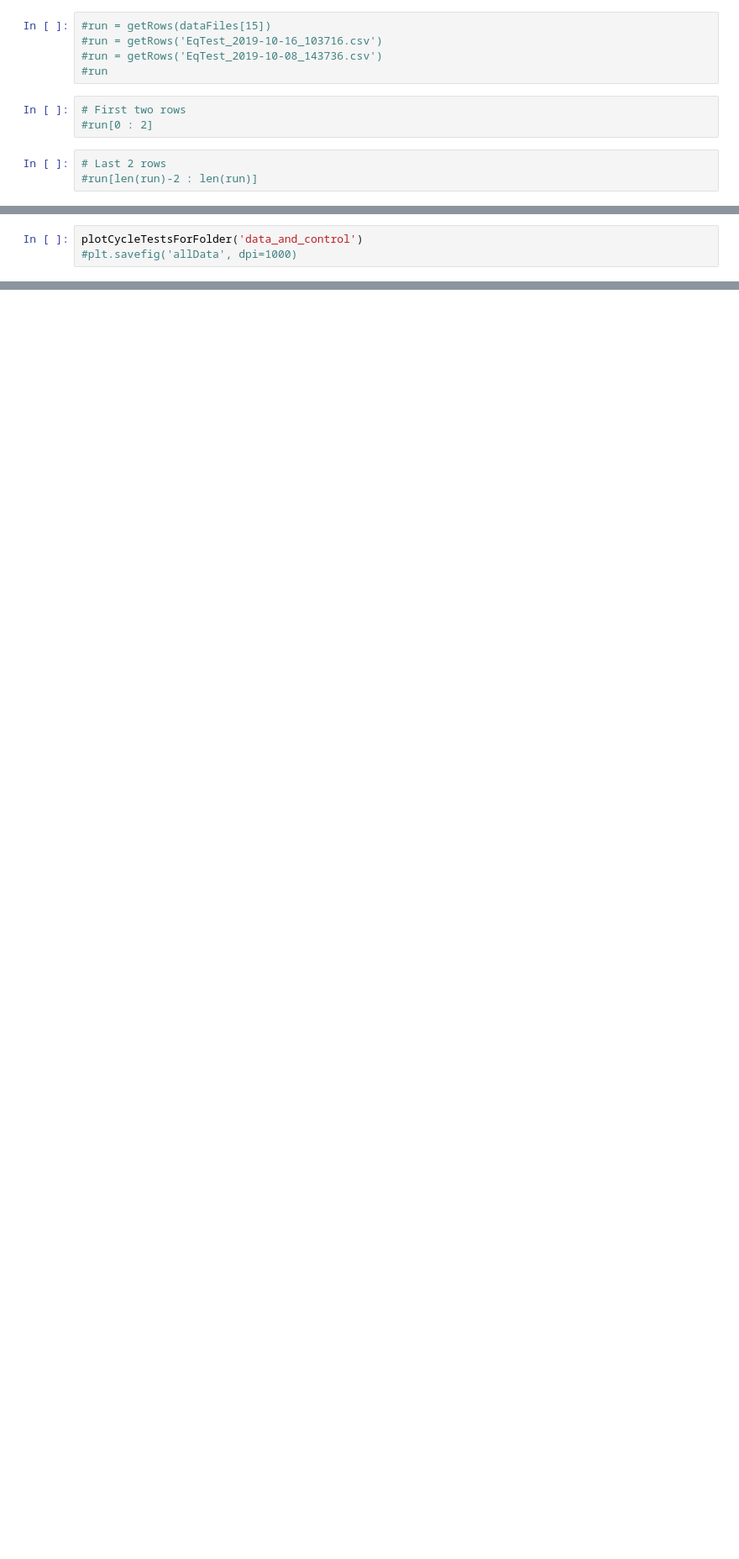
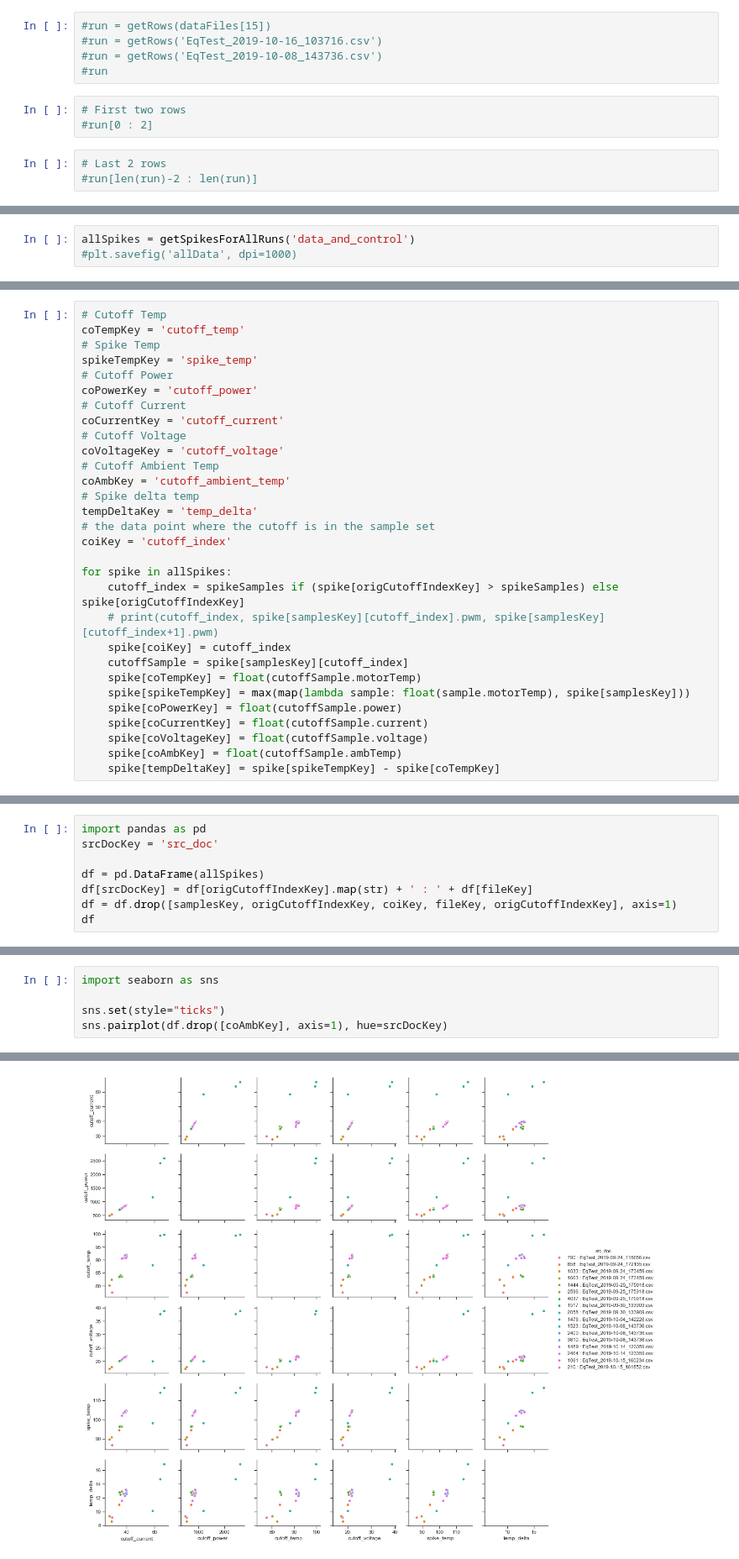
Before and after one commit to Brojowski/uas, a Jupyter notebook: SpikeAnalysis.ipynb, the cells around one changed output, grey strips where cells are left out. Shown at 84% size. Cells and saved outputs as stored; diff of their text form; blank space fills up the shorter version.

Commit message:
pair plot for spike data

```diff
--- a/SpikeAnalysis.ipynb
+++ b/SpikeAnalysis.ipynb
@@ -110,4 +121,4 @@ def plotCycleTestsForFolder(folder):
 # %%
-plotCycleTestsForFolder('data_and_control')
+allSpikes = getSpikesForAllRuns('data_and_control')
 #plt.savefig('allData', dpi=1000)
 # %%
@@ -115,0 +148,30 @@ plotCycleTestsForFolder('eq_proof')
+# %%
+# Cutoff Temp
+coTempKey = 'cutoff_temp'
+# Spike Temp
+spikeTempKey = 'spike_temp'
+# Cutoff Power
+coPowerKey = 'cutoff_power'
+# Cutoff Current
+coCurrentKey = 'cutoff_current'
+# Cutoff Voltage
+coVoltageKey = 'cutoff_voltage'
+# Cutoff Ambient Temp
+coAmbKey = 'cutoff_ambient_temp'
+# Spike delta temp
+tempDeltaKey = 'temp_delta'
+# the data point where the cutoff is in the sample set
+coiKey = 'cutoff_index'
+
+for spike in allSpikes:
+    cutoff_index = spikeSamples if (spike[origCutoffIndexKey] > spikeSamples) else spike[origCutoffIndexKey]
+    # print(cutoff_index, spike[samplesKey][cutoff_index].pwm, spike[samplesKey][cutoff_index+1].pwm)
+    spike[coiKey] = cutoff_index
+    cutoffSample = spike[samplesKey][cutoff_index]
+    spike[coTempKey] = float(cutoffSample.motorTemp)
+    spike[spikeTempKey] = max(map(lambda sample: float(sample.motorTemp), spike[samplesKey]))
+    spike[coPowerKey] = float(cutoffSample.power)
+    spike[coCurrentKey] = float(cutoffSample.current)
+    spike[coVoltageKey] = float(cutoffSample.voltage)
+    spike[coAmbKey] = float(cutoffSample.ambTemp)
+    spike[tempDeltaKey] = spike[spikeTempKey] - spike[coTempKey]
@@ -115,0 +198,8 @@ plotCycleTestsForFolder('eq_proof')
+# %%
+import pandas as pd
+srcDocKey = 'src_doc'
+
+df = pd.DataFrame(allSpikes)
+df[srcDocKey] = df[origCutoffIndexKey].map(str) + ' : ' + df[fileKey]
+df = df.drop([samplesKey, origCutoffIndexKey, coiKey, fileKey, origCutoffIndexKey], axis=1)
+df
@@ -115,0 +225,6 @@ plotCycleTestsForFolder('eq_proof')
+# %%
+import seaborn as sns
+
+sns.set(style="ticks")
+sns.pairplot(df.drop([coAmbKey], axis=1), hue=srcDocKey)
+# %% [output]
@@ -115,0 +232 @@ plotCycleTestsForFolder('eq_proof')
+[figure, added]
```
Also changed, not shown: parts of 9 cells of this notebook.
